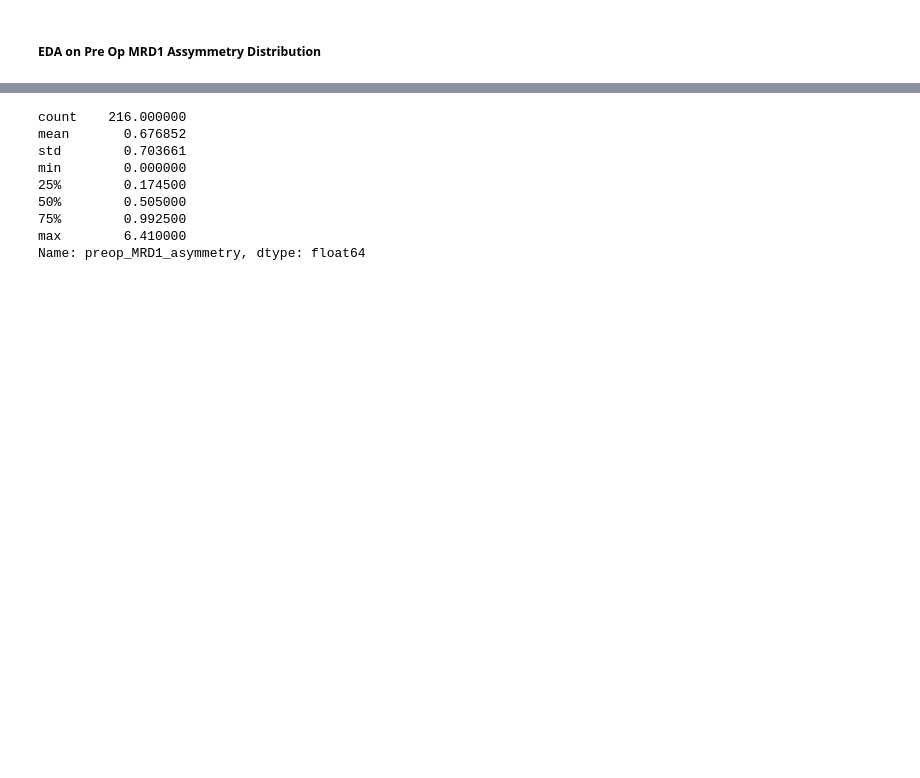
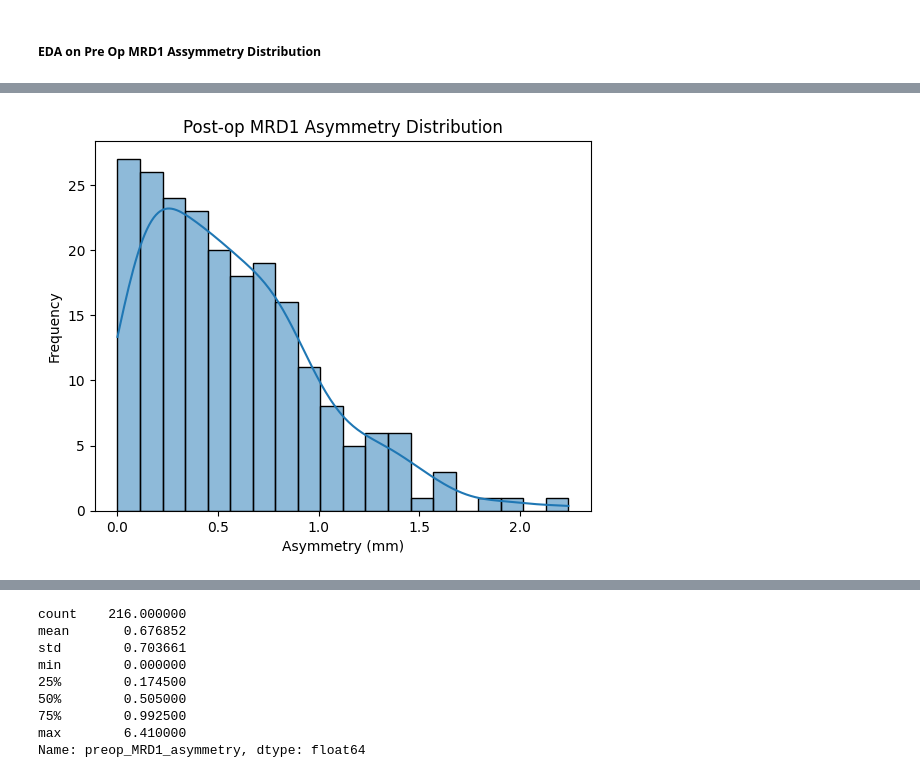
Before and after one commit to ChinmayVar/stats141_project, a Jupyter notebook: eda_cj.ipynb, the cells around one changed output, grey strips where cells are left out. Saved outputs shown, nothing was run; the diff lists cells and outputs as text; code cells hidden in the pictures; blank space fills up the shorter version.

```diff
--- a/eda_cj.ipynb
+++ b/eda_cj.ipynb
@@ -345,0 +346,10 @@ plt.show()
+# %%
+# Histogram
+sns.histplot(merged_wide_data['postop_MRD1_asymmetry'], bins=20, kde=True)
+# sns.histplot(merged_wide_data['postop_MRD1_asymmetry'], bins=20, kde=True) # Try with Post Op
+plt.title('Post-op MRD1 Asymmetry Distribution')
+plt.xlabel('Asymmetry (mm)')
+plt.ylabel('Frequency')
+plt.show()
+# %% [output]
+[figure, added]
```
Also changed, not shown: parts of 5 cells of this notebook.
